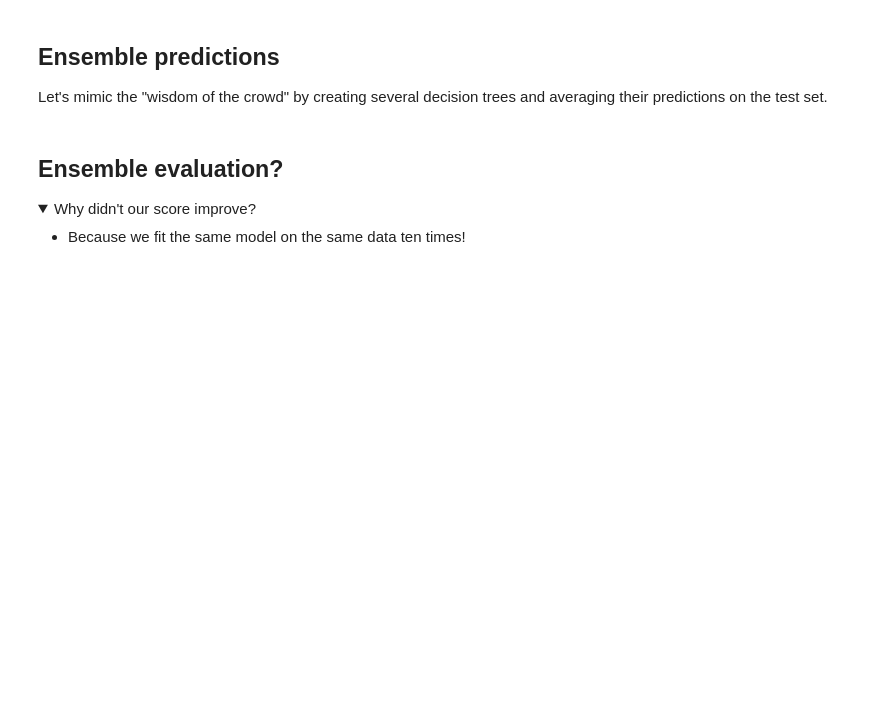
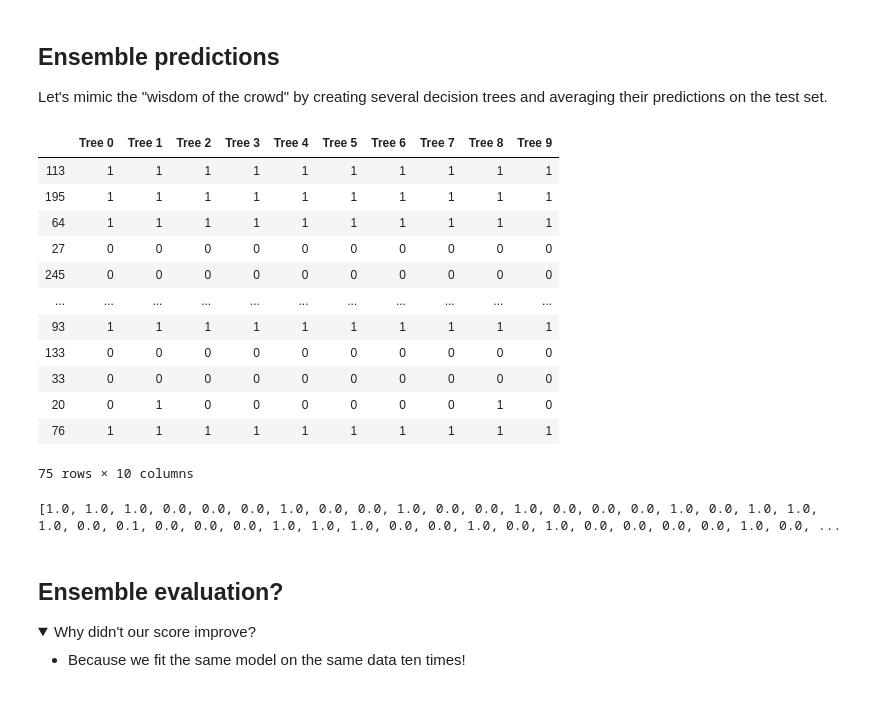
Before and after one commit to persocom01/GA-lessons, a Jupyter notebook: 6.02-lesson-bagging/starter-code.ipynb, the cells around one changed output. Cells and saved outputs as stored; diff of their text form; code cells hidden in the pictures; folded sections open; blank space fills up the shorter version.

```diff
--- a/6.02-lesson-bagging/starter-code.ipynb
+++ b/6.02-lesson-bagging/starter-code.ipynb
@@ -40,4 +69,5 @@ df = pd.read_csv('./datasets/Heart.csv')
 # %%
 # Drop NAs.
+df.dropna(inplace=True)
 # %%
 # Confirm all missing data is dropped.
@@ -145,15 +206,29 @@ Let's mimic the "wisdom of the crowd" by creating several decision trees and ave
 predictions = pd.DataFrame(index=X_test.index)
 # %%
 # Generate ten decision trees.
-
+for i in range(10):
     # Instantiate decision trees.
-
+    t = DecisionTreeClassifier()
     # Fit to our training data.
-
+    t.fit(X_train, y_train)
 
     # Put predictions in dataframe.
     predictions[f'Tree {i}'] = t.predict(X_test)
 
 predictions
+# %% [output]
+|  | Tree 0 | Tree 1 | Tree 2 | Tree 3 | Tree 4 | Tree 5 | Tree 6 | Tree 7 | Tree 8 | Tree 9 |
+| 113 | 1 | 1 | 1 | 1 | 1 | 1 | 1 | 1 | 1 | 1 |
+| 195 | 1 | 1 | 1 | 1 | 1 | 1 | 1 | 1 | 1 | 1 |
+| 64 | 1 | 1 | 1 | 1 | 1 | 1 | 1 | 1 | 1 | 1 |
+| 27 | 0 | 0 | 0 | 0 | 0 | 0 | 0 | 0 | 0 | 0 |
+| 245 | 0 | 0 | 0 | 0 | 0 | 0 | 0 | 0 | 0 | 0 |
+| ... | ... | ... | ... | ... | ... | ... | ... | ... | ... | ... |
+| 93 | 1 | 1 | 1 | 1 | 1 | 1 | 1 | 1 | 1 | 1 |
+| 133 | 0 | 0 | 0 | 0 | 0 | 0 | 0 | 0 | 0 | 0 |
+| 33 | 0 | 0 | 0 | 0 | 0 | 0 | 0 | 0 | 0 | 0 |
+| 20 | 0 | 1 | 0 | 0 | 0 | 0 | 0 | 0 | 1 | 0 |
+| 76 | 1 | 1 | 1 | 1 | 1 | 1 | 1 | 1 | 1 | 1 |
+75 rows × 10 columns
 # %%
 # Generate aggregated predicted probabilities.
@@ -161,5 +236,8 @@ probs =
 # %%
 # Check out probs.
+print([x for x in probs])
+# %% [output]
+[1.0, 1.0, 1.0, 0.0, 0.0, 0.0, 1.0, 0.0, 0.0, 1.0, 0.0, 0.0, 1.0, 0.0, 0.0, 0.0, 1.0, 0.0, 1.0, 1.0, 1.0, 0.0, 0.1, 0.0, 0.0, 0.0, 1.0, 1.0, 1.0, 0.0, 0.0, 1.0, 0.0, 1.0, 0.0, 0.0, 0.0, 0.0, 1.0, 0.0, ...
 # %%
 accuracy_score(y_test, (probs > .5).astype(int))
 # %% [markdown]
```
Also changed, not shown: parts of 20 cells of this notebook, 9 other files.
